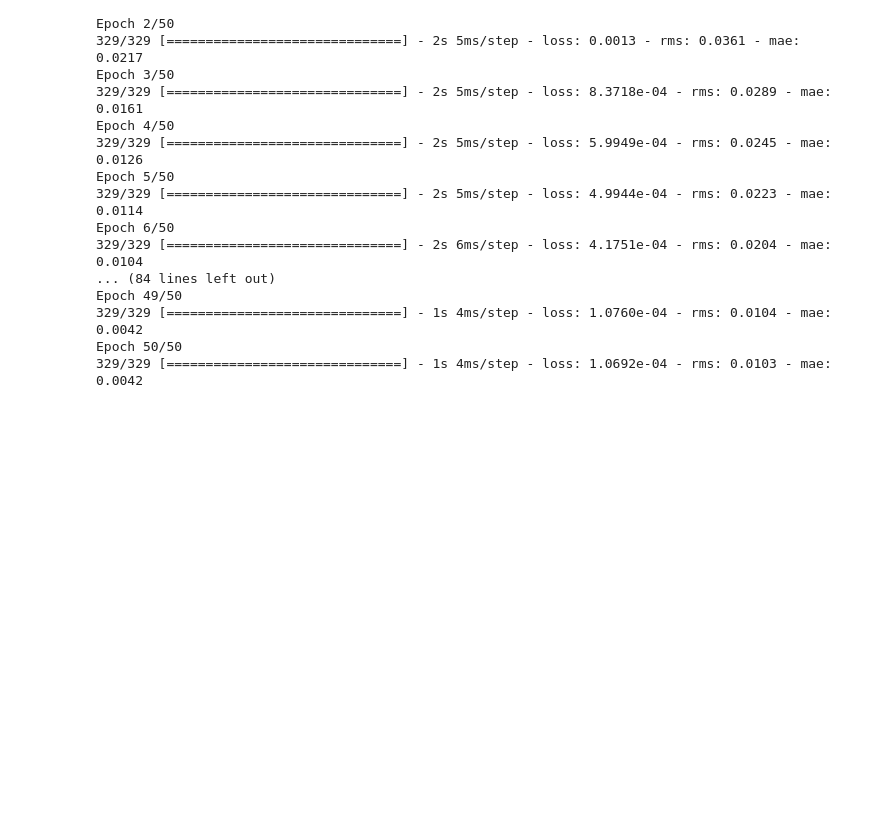
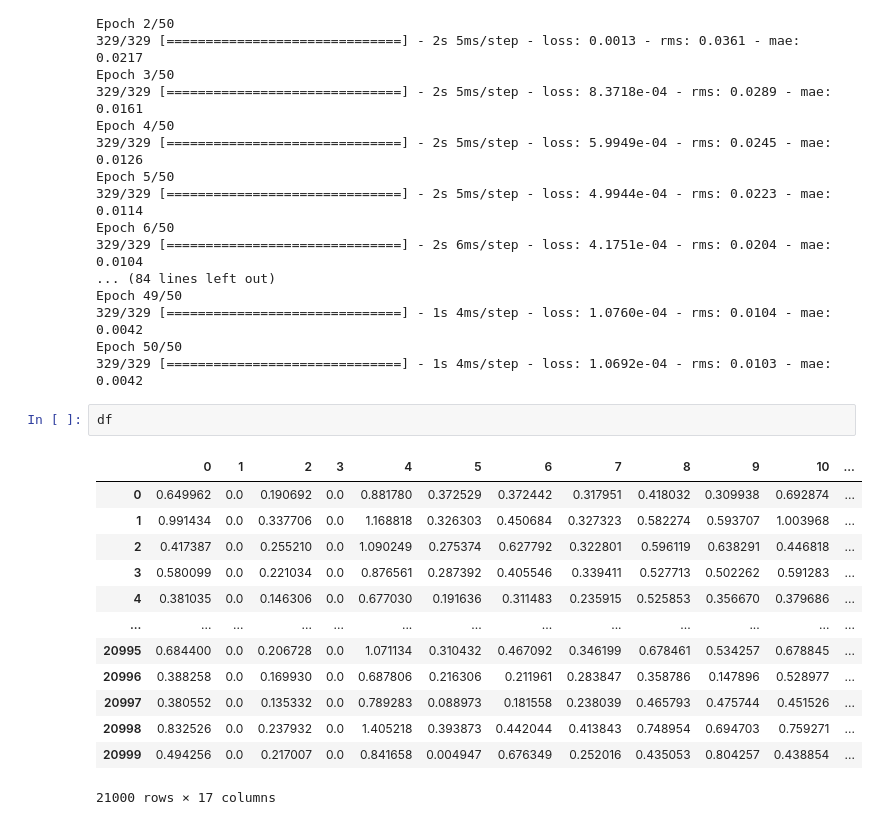
Before and after one commit to EMAT31530/ai-group-project-group-28, a Jupyter notebook: ActualActualData/AutoEncoder.ipynb, the cells around one changed output. Saved outputs shown, nothing was run; the diff lists cells and outputs as text; blank space fills up the shorter version.

```diff
--- a/ActualActualData/AutoEncoder.ipynb
+++ b/ActualActualData/AutoEncoder.ipynb
@@ -173,3 +173,19 @@ Epoch 49/50
 329/329 [==============================] - 1s 4ms/step - loss: 1.0760e-04 - rms: 0.0104 - mae: 0.0042
 Epoch 50/50
 329/329 [==============================] - 1s 4ms/step - loss: 1.0692e-04 - rms: 0.0103 - mae: 0.0042
+# %%
+df
+# %% [output]
+|  | 0 | 1 | 2 | 3 | 4 | 5 | 6 | 7 | 8 | 9 | 10 | ... |
+| 0 | 0.649962 | 0.0 | 0.190692 | 0.0 | 0.881780 | 0.372529 | 0.372442 | 0.317951 | 0.418032 | 0.309938 | 0.692874 | ... |
+| 1 | 0.991434 | 0.0 | 0.337706 | 0.0 | 1.168818 | 0.326303 | 0.450684 | 0.327323 | 0.582274 | 0.593707 | 1.003968 | ... |
+| 2 | 0.417387 | 0.0 | 0.255210 | 0.0 | 1.090249 | 0.275374 | 0.627792 | 0.322801 | 0.596119 | 0.638291 | 0.446818 | ... |
+| 3 | 0.580099 | 0.0 | 0.221034 | 0.0 | 0.876561 | 0.287392 | 0.405546 | 0.339411 | 0.527713 | 0.502262 | 0.591283 | ... |
+| 4 | 0.381035 | 0.0 | 0.146306 | 0.0 | 0.677030 | 0.191636 | 0.311483 | 0.235915 | 0.525853 | 0.356670 | 0.379686 | ... |
+| ... | ... | ... | ... | ... | ... | ... | ... | ... | ... | ... | ... | ... |
+| 20995 | 0.684400 | 0.0 | 0.206728 | 0.0 | 1.071134 | 0.310432 | 0.467092 | 0.346199 | 0.678461 | 0.534257 | 0.678845 | ... |
+| 20996 | 0.388258 | 0.0 | 0.169930 | 0.0 | 0.687806 | 0.216306 | 0.211961 | 0.283847 | 0.358786 | 0.147896 | 0.528977 | ... |
+| 20997 | 0.380552 | 0.0 | 0.135332 | 0.0 | 0.789283 | 0.088973 | 0.181558 | 0.238039 | 0.465793 | 0.475744 | 0.451526 | ... |
+| 20998 | 0.832526 | 0.0 | 0.237932 | 0.0 | 1.405218 | 0.393873 | 0.442044 | 0.413843 | 0.748954 | 0.694703 | 0.759271 | ... |
+| 20999 | 0.494256 | 0.0 | 0.217007 | 0.0 | 0.841658 | 0.004947 | 0.676349 | 0.252016 | 0.435053 | 0.804257 | 0.438854 | ... |
+21000 rows × 17 columns
```
Also changed, not shown: 2 other files.
